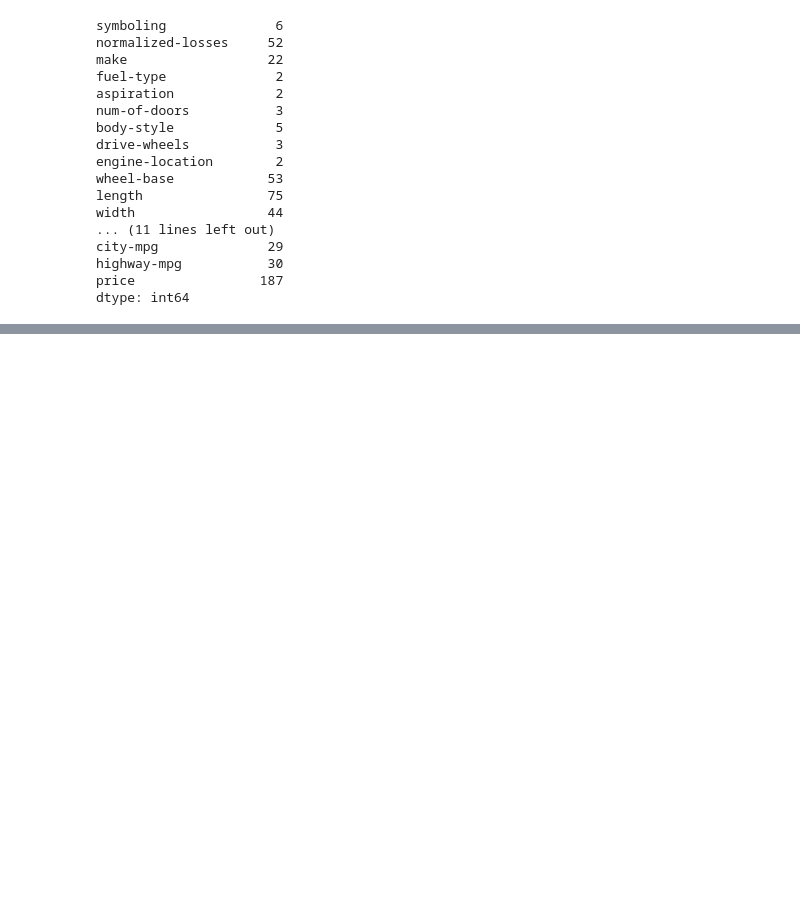
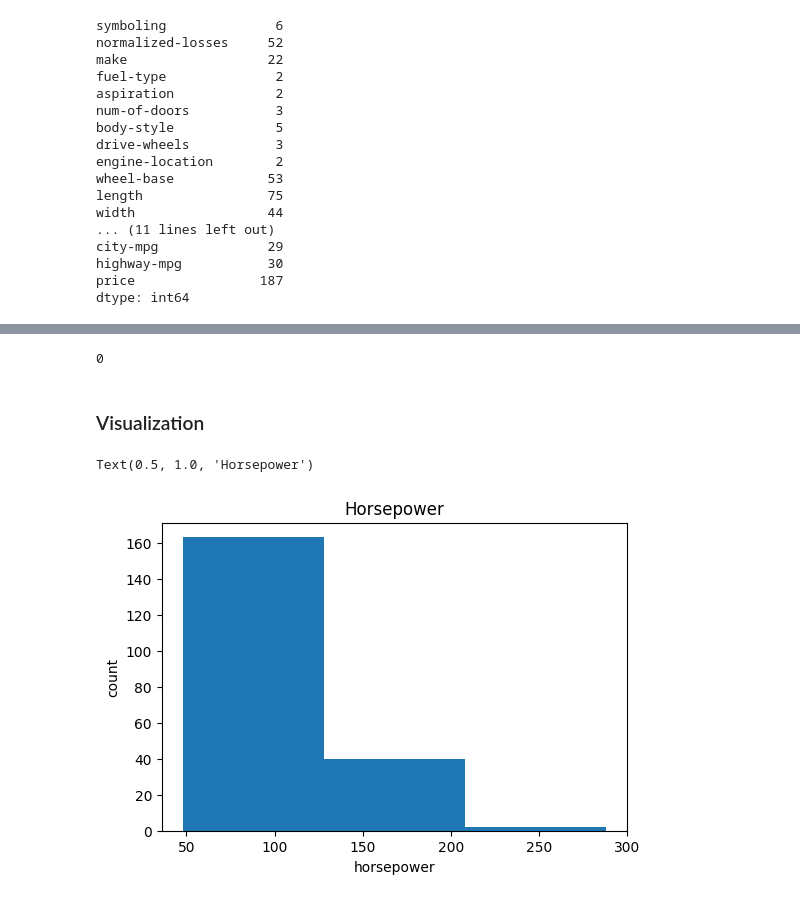
Before and after one commit to HaniaRuby/oral-insulin-trials-analysis, a Jupyter notebook: main.ipynb, the cells around one changed output, grey strips where cells are left out. Drawn from its saved outputs; the diff is of its cells as text; code cells hidden in the pictures; blank space fills up the shorter version.

```diff
--- a/main.ipynb
+++ b/main.ipynb
@@ -184,4 +145,3 @@ dtype: int64
 # %%
-df[['normalized-losses', 'horsepower', 'peak-rpm', 'price']] = df[['normalized-losses', 'horsepower', 'peak-rpm', 'price']].astype(np.float64)
+# Change numerical columns into float
+df[['normalized-losses', 'horsepower', 'peak-rpm', 'price', 'bore', 'stroke']] = df[['normalized-losses', 'horsepower', 'peak-rpm', 'price', 'bore', 'stroke']].astype(np.float64)
-# %%
-df[['bore', 'stroke']] = df[['bore', 'stroke']].astype(np.float64)
@@ -252,3 +178,32 @@ df.describe()
 | 50% | 1.000000 | 115.000000 | 97.000000 | 173.200000 | 65.500000 | 54.100000 | 2414.000000 | 120.000000 | ... |
 | 75% | 2.000000 | 150.000000 | 102.400000 | 183.100000 | 66.900000 | 55.500000 | 2935.000000 | 141.000000 | ... |
 | max | 3.000000 | 256.000000 | 120.900000 | 208.100000 | 72.300000 | 59.800000 | 4066.000000 | 326.000000 | ... |
+# %%
+# Replace columns with missing values with the mean.
+cols_missing_values = ['normalized-losses', 'horsepower', 'peak-rpm', 'bore', 'stroke' ,'price']
+
+for col in cols_missing_values:
+    df[col].fillna(df[col].mean(), inplace=True)
+# %%
+# Replace num-of-doors with mode
+most_frequent_value = df['num-of-doors'].mode()[0]
+
+# Fill NaN values with the most frequent value
+df['num-of-doors'] = df['num-of-doors'].fillna(most_frequent_value)
+# %%
+# Check all nulls are filled
+df.isnull().sum().sum()
+# %% [output]
+0
+# %% [markdown]
+### Visualization
+# %%
+plt.figure(figsize=(6,4))
+plt.hist(df["horsepower"], bins=3)
+
+plt.xlabel("horsepower")
+plt.ylabel("count")
+plt.title("Horsepower")
+# %% [output]
+Text(0.5, 1.0, 'Horsepower')
+[figure, added]
```
Also changed, not shown: parts of 14 cells of this notebook, 1 other file.
